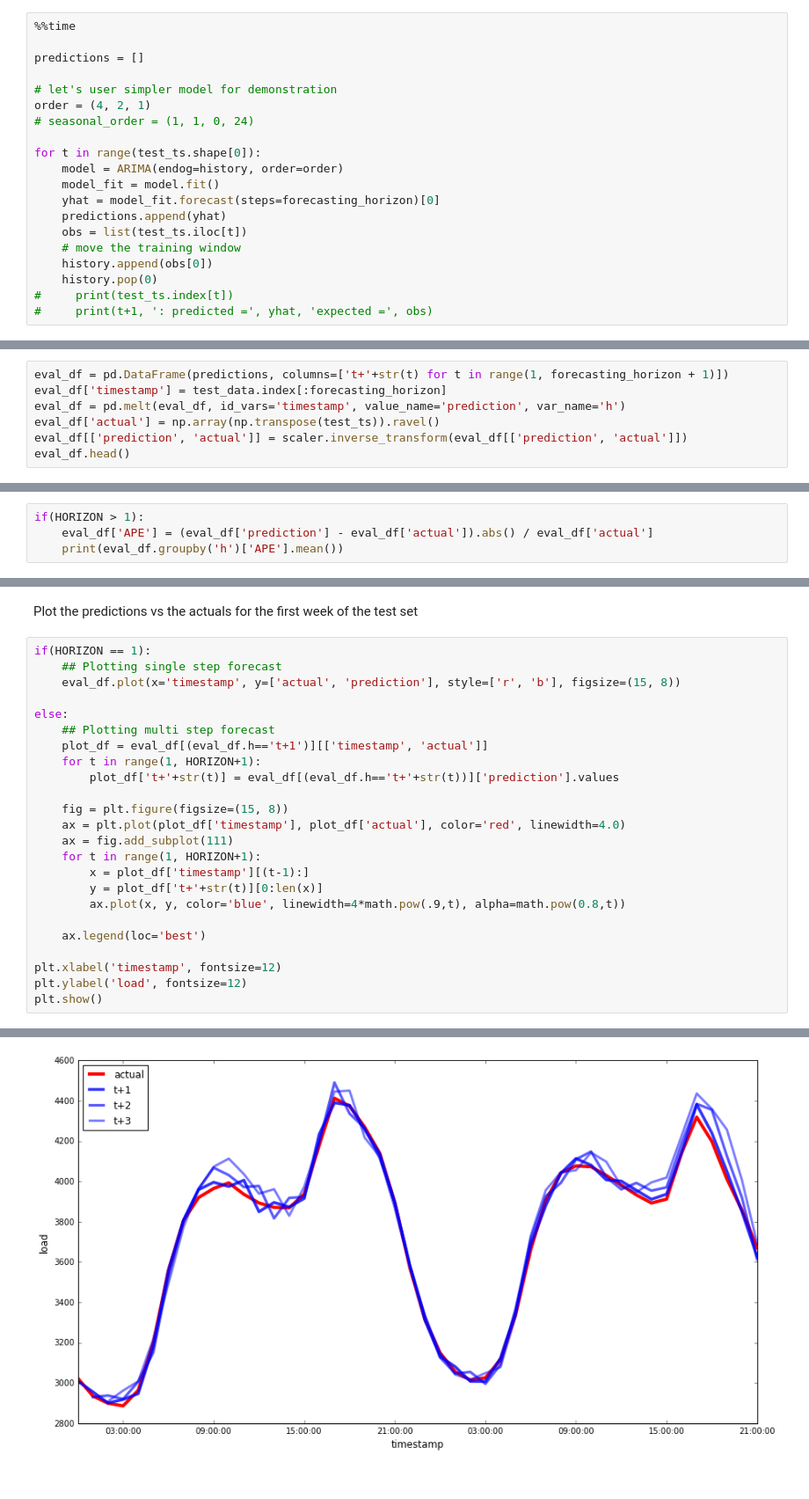
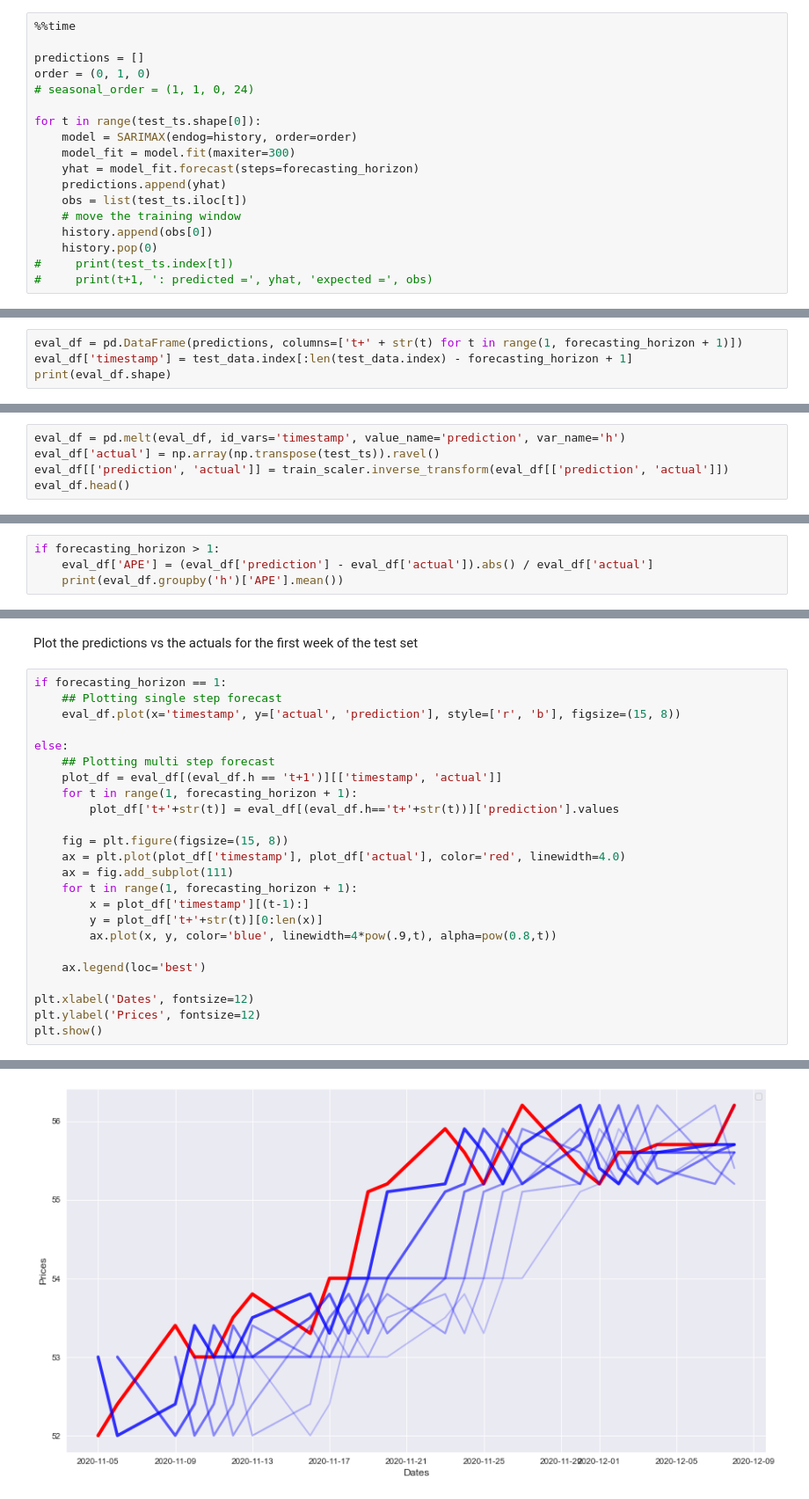
Before and after one commit to vantuan5644/StockPriceForecasting, a Jupyter notebook: notebooks/EDA_baseline.ipynb, the cells around one changed output, grey strips where cells are left out. Shown at 88% size. Cells and saved outputs as stored; diff of their text form.

```diff
--- a/notebooks/EDA_baseline.ipynb
+++ b/notebooks/EDA_baseline.ipynb
@@ -608,15 +712,13 @@ print(len(history), test_ts.shape)
 %%time
 
 predictions = []
-
-# let's user simpler model for demonstration
-order = (4, 2, 1)
+order = (0, 1, 0)
 # seasonal_order = (1, 1, 0, 24)
 
 for t in range(test_ts.shape[0]):
-    model = ARIMA(endog=history, order=order)
-    model_fit = model.fit()
-    yhat = model_fit.forecast(steps=forecasting_horizon)[0]
+    model = SARIMAX(endog=history, order=order)
+    model_fit = model.fit(maxiter=300)
+    yhat = model_fit.forecast(steps=forecasting_horizon)
     predictions.append(yhat)
     obs = list(test_ts.iloc[t])
     # move the training window
@@ -636,0 +732,4 @@ DatetimeIndex(['2020-11-05', '2020-11-06', '2020-11-09', '2020-11-10',
+# %%
+eval_df = pd.DataFrame(predictions, columns=['t+' + str(t) for t in range(1, forecasting_horizon + 1)])
+eval_df['timestamp'] = test_data.index[:len(test_data.index) - forecasting_horizon + 1]
+print(eval_df.shape)
@@ -637,8 +738,6 @@ DatetimeIndex(['2020-11-05', '2020-11-06', '2020-11-09', '2020-11-10',
 # %%
-eval_df = pd.DataFrame(predictions, columns=['t+'+str(t) for t in range(1, forecasting_horizon + 1)])
-eval_df['timestamp'] = test_data.index[:forecasting_horizon]
 eval_df = pd.melt(eval_df, id_vars='timestamp', value_name='prediction', var_name='h')
 eval_df['actual'] = np.array(np.transpose(test_ts)).ravel()
-eval_df[['prediction', 'actual']] = scaler.inverse_transform(eval_df[['prediction', 'actual']])
+eval_df[['prediction', 'actual']] = train_scaler.inverse_transform(eval_df[['prediction', 'actual']])
 eval_df.head()
 # %% [output]
@@ -666,5 +765,5 @@ $$MAPE = \frac{1}{n} \sum_{t=1}^{n}|\frac{actual_t - predicted_t}{actual_t}|$$
 # %%
-if(HORIZON > 1):
+if forecasting_horizon > 1:
     eval_df['APE'] = (eval_df['prediction'] - eval_df['actual']).abs() / eval_df['actual']
     print(eval_df.groupby('h')['APE'].mean())
 # %% [output]
@@ -684,27 +787,27 @@ Multi-step forecast MAPE:  1.1433392660923376 %
 # %% [markdown]
 Plot the predictions vs the actuals for the first week of the test set
 # %%
-if(HORIZON == 1):
+if forecasting_horizon == 1:
     ## Plotting single step forecast
     eval_df.plot(x='timestamp', y=['actual', 'prediction'], style=['r', 'b'], figsize=(15, 8))
 
 else:
     ## Plotting multi step forecast
-    plot_df = eval_df[(eval_df.h=='t+1')][['timestamp', 'actual']]
-    for t in range(1, HORIZON+1):
+    plot_df = eval_df[(eval_df.h == 't+1')][['timestamp', 'actual']]
+    for t in range(1, forecasting_horizon + 1):
         plot_df['t+'+str(t)] = eval_df[(eval_df.h=='t+'+str(t))]['prediction'].values
 
     fig = plt.figure(figsize=(15, 8))
     ax = plt.plot(plot_df['timestamp'], plot_df['actual'], color='red', linewidth=4.0)
     ax = fig.add_subplot(111)
-    for t in range(1, HORIZON+1):
+    for t in range(1, forecasting_horizon + 1):
         x = plot_df['timestamp'][(t-1):]
         y = plot_df['t+'+str(t)][0:len(x)]
-        ax.plot(x, y, color='blue', linewidth=4*math.pow(.9,t), alpha=math.pow(0.8,t))
+        ax.plot(x, y, color='blue', linewidth=4*pow(.9,t), alpha=pow(0.8,t))
 
     ax.legend(loc='best')
 
-plt.xlabel('timestamp', fontsize=12)
-plt.ylabel('load', fontsize=12)
+plt.xlabel('Dates', fontsize=12)
+plt.ylabel('Prices', fontsize=12)
 plt.show()
 # %% [output]
@@ -711 +815 @@ plt.show()
-[figure, old version]
+[figure, new version]
```
Also changed, not shown: parts of 61 cells of this notebook, 1 other file.
